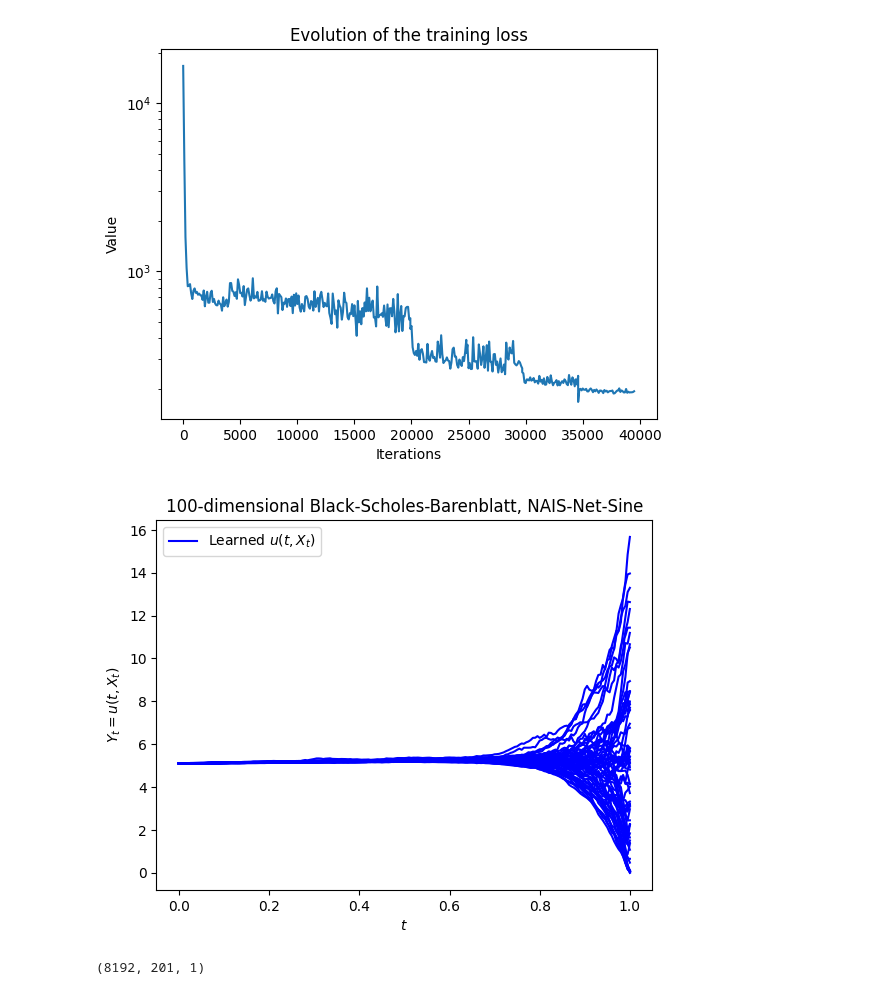
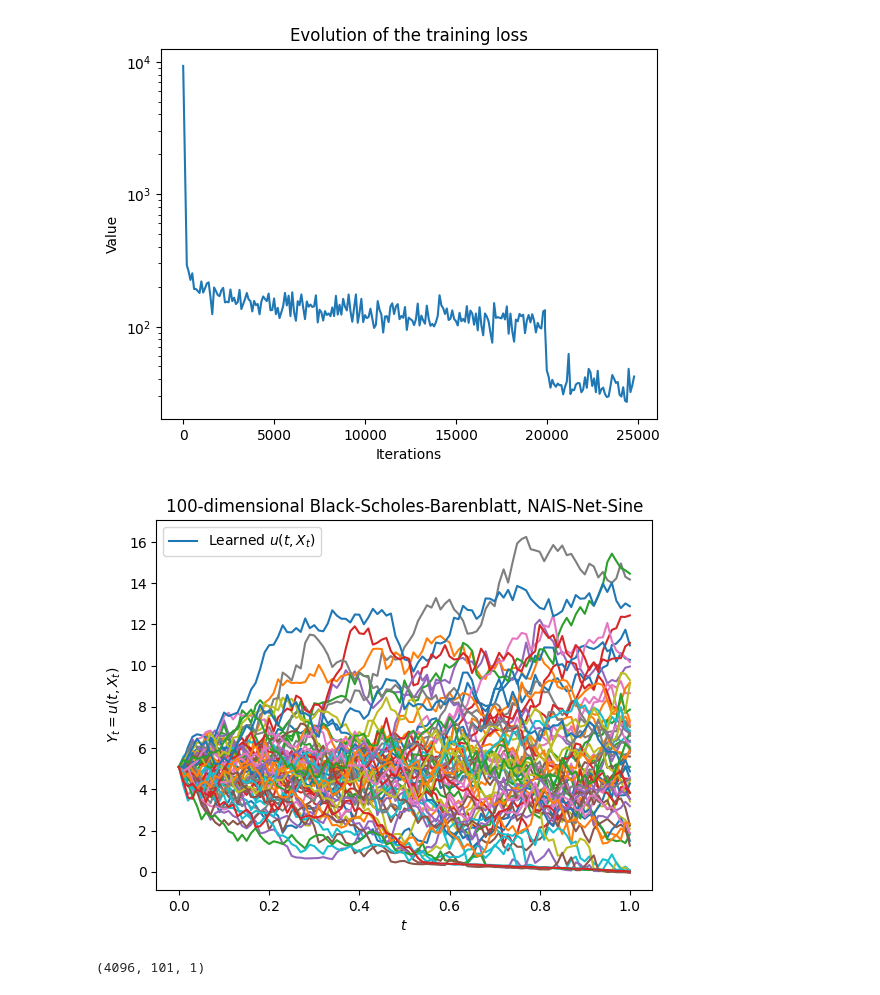
Before and after one commit to Aadhithya-06/Final-Year-Project, a Jupyter notebook: CallOptionsBasket.ipynb, the cells around one changed output. Saved outputs shown, nothing was run; the diff lists cells and outputs as text; code cells hidden in the pictures.

```diff
--- a/CallOptionsBasket.ipynb
+++ b/CallOptionsBasket.ipynb
@@ -12,8 +12,8 @@ import torch
 import matplotlib.pyplot as plt
 import time
 
-M = 128  # number of trajectories (batch size)
-N = 200  # number of time snapshots
+M = 64  # number of trajectories (batch size)
+N = 100  # number of time snapshots
 D = 100 # number of dimensions
 Mm = N ** (1/5)
 
@@ -28,9 +28,9 @@ activation = "Sine"  # Sine and ReLU are available
 model = CallOptionsBasket(Xi, T, M, N, D, Mm, layers, mode, activation)
 
 n_iter = 5 * 10**3
-lr = 1e-5
+lr = 1e-4
 # %%
-model.load_model("models/100DCallOption.pth")
+model.load_model("models/100DCallOption2.pth")
 # %%
 tot = time.time()
 print(model.device)
@@ -79,29 +79,29 @@ graph = model.iteration, model.training_loss
 # %%
 plt.figure()
 plt.plot(graph[0], graph[1])
 plt.xlabel('Iterations')
 plt.ylabel('Value')
 plt.yscale("log")
 plt.title('Evolution of the training loss')
 samples = 64
 
 plt.figure()
-plt.plot(t_test[0:1, :, 0].T, Y_pred[0:1, :, 0].T, 'b', label='Learned $u(t,X_t)$')
+plt.plot(t_test[0:1, :, 0].T, Y_pred[0:1, :, 0].T, label='Learned $u(t,X_t)$')
 
 
-plt.plot(t_test[1:samples, :, 0].T, Y_pred[1:samples, :, 0].T, 'b')
+plt.plot(t_test[1:samples, :, 0].T, Y_pred[1:samples, :, 0].T)
 
 plt.xlabel('$t$')
 plt.ylabel('$Y_t = u(t,X_t)$')
 plt.title(str(D) + '-dimensional Black-Scholes-Barenblatt, ' + model.mode + "-" + model.activation)
 plt.legend()
 
 plt.show()
 # %% [output]
-[figure, old version]
+[figure, new version]
-[figure, old version]
+[figure, new version]
 # %%
 Y_pred.shape
 # %% [output]
-(8192, 201, 1)
+(4096, 101, 1)
 # %%
```
Also changed, not shown: parts of 17 cells of this notebook, 7 other files.
